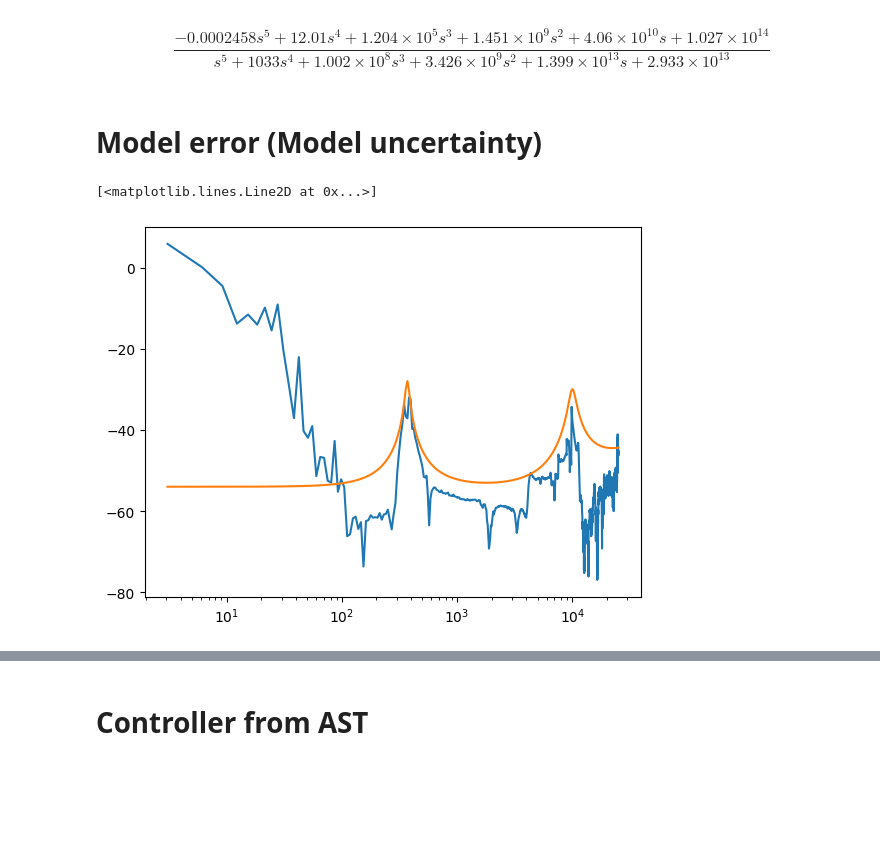
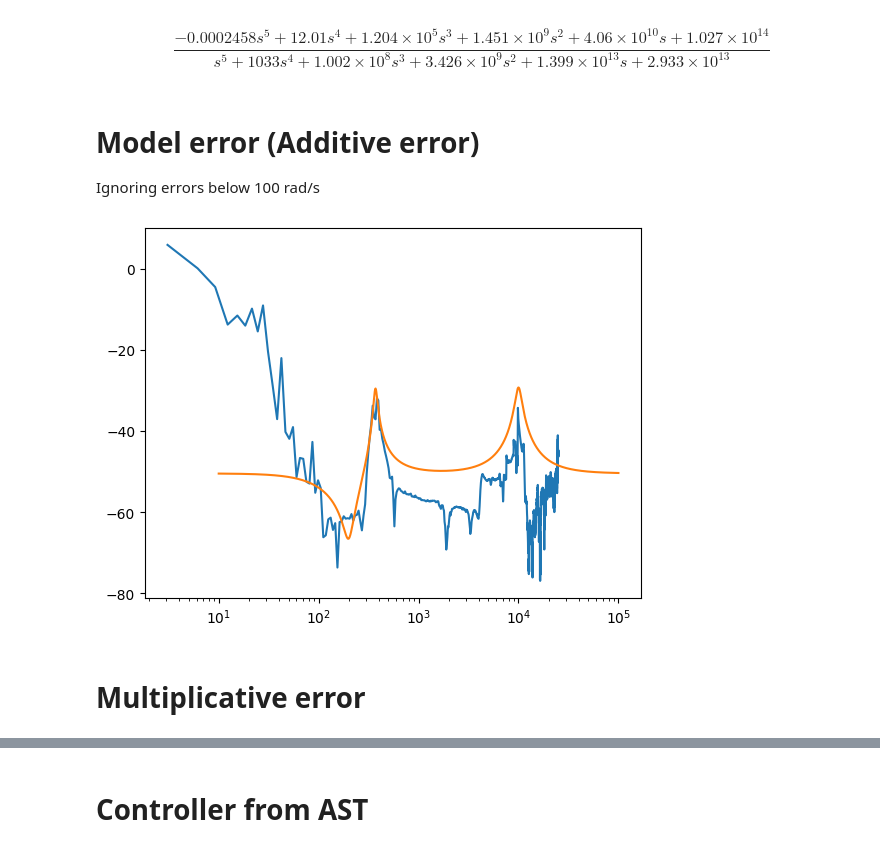
Before and after one commit to eliasrhoden/Sinumerik-Ctrl, a Jupyter notebook: tf_identification.ipynb, the cells around one changed output, grey strips where cells are left out. Drawn from its saved outputs; the diff is of its cells as text; code cells hidden in the pictures; blank space fills up the shorter version.

```diff
--- a/tf_identification.ipynb
+++ b/tf_identification.ipynb
@@ -109,21 +116,32 @@ plt.semilogx(omega, np.rad2deg(np.angle(Gy)))
 G
 # %% [output]
 $$\frac{-0.0002458 s^5 + 12.01 s^4 + 1.204 \times 10^{5} s^3 + 1.451 \times 10^{9} s^2 + 4.06 \times 10^{10} s + 1.027 \times 10^{14}}{s^5 + 1033 s^4 + 1.002 \times 10^{8} s^3 + 3.426 \times 10^{9} s^2 + 1.399 \times 10^{13} s + 2.933 \times 10^{13}}$$
+# %% [markdown]
+# Model error (Additive error)
+
+Ignoring errors below 100 rad/s
+# %%
+
+def bodemag(G,omega=None,**kwargs):
+    resp = ctrl.frequency_response(G, omega)
+    mag = np.abs(resp.response[0][0])
+    omega = resp.omega
+
+    plt.semilogx(omega, 20*np.log10(mag),**kwargs)
+
+
+s = ctrl.tf('s')
+
+#W_add = 2*1e-3*notch(370,0.8,370,0.04)*notch(1e4,0.8,1e4,0.07) * (s/1e4 + 1) / (s/(5*1e4) + 1)
+W_add = 3*1e-3*notch(370,0.8,370,0.04)*notch(1e4,0.8,1e4,0.07) * pt2(200,1)/pt2(200,0.1)
+error = np.abs(Y - Gy)
+
+
+plt.figure()
+plt.semilogx(omega, 20*np.log10(error))
+bodemag(W_add)
+plt.show()
+# %% [output]
+[figure, added]
 # %% [markdown]
-# Model error (Model uncertainty)
+# Multiplicative error
-# %%
-
-
-s = ctrl.tf('s')
-
-W_add = 2*1e-3*notch(370,0.8,370,0.04)*notch(1e4,0.8,1e4,0.07) * (s/1e4 + 1) / (s/(5*1e4) + 1)
-error = np.abs(Y - Gy)
-
-Wy = ctrl.frequency_response(W_add, omega).response[0][0]
-
-plt.figure()
-plt.semilogx(omega, 20*np.log10(error))
-plt.semilogx(omega, 20*np.log10(np.abs(Wy)))
-# %% [output]
-[<matplotlib.lines.Line2D at 0x...>]
-[figure, removed]
```
Also changed, not shown: parts of 25 cells of this notebook, 3 other files.
